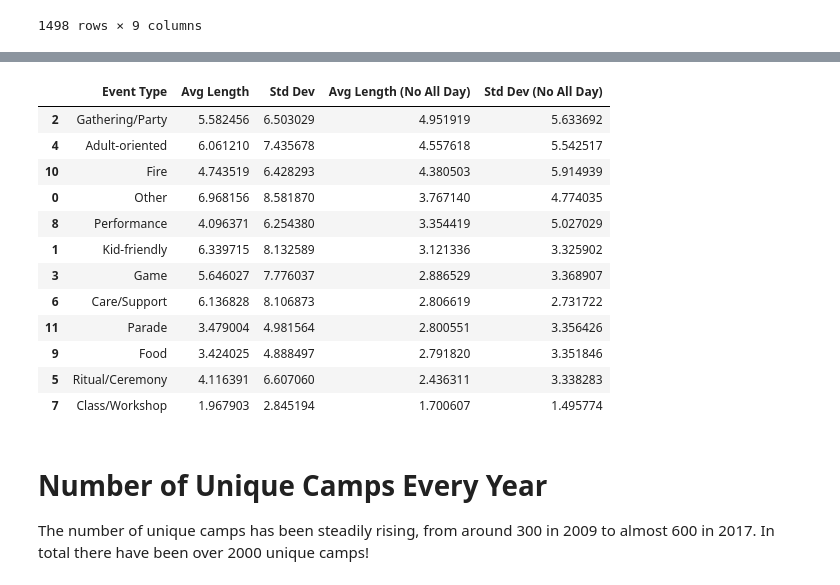
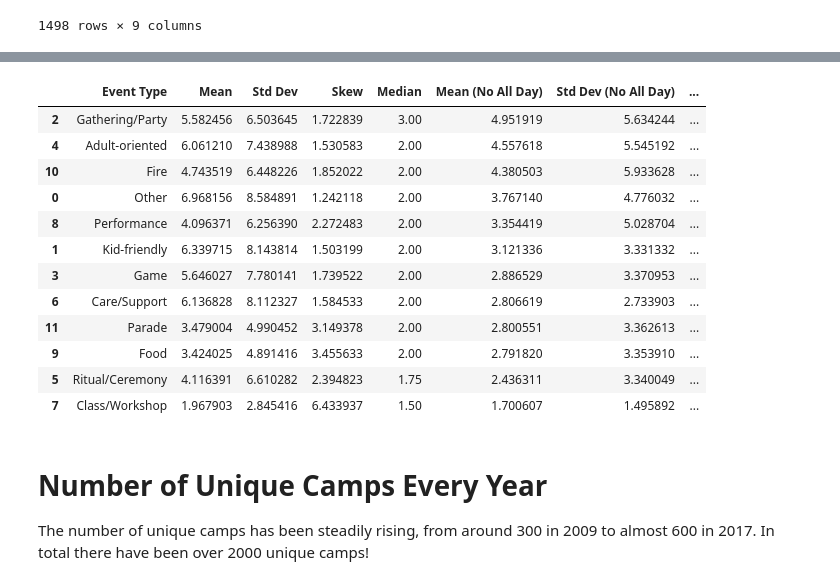
Before and after one commit to nikitabu/Playa_Events, a Jupyter notebook: Playa Events Analysis.ipynb, the cells around one changed output, grey strips where cells are left out. Drawn from its saved outputs; the diff is of its cells as text; code cells hidden in the pictures.

```diff
--- a/Playa Events Analysis.ipynb
+++ b/Playa Events Analysis.ipynb
@@ -687,29 +702,37 @@ It does look like there's a strong relationship between the type of event and it
 # %%
-df_events = pd.DataFrame(columns=['Event Type', 'Avg Length', 'Std Dev', 'Avg Length (No All Day)', 'Std Dev (No All Day)'])
+df_events = pd.DataFrame(columns=['Event Type', 'Mean', 'Std Dev', 'Skew', 'Median', 'Mean (No All Day)',
+                                  'Std Dev (No All Day)', 'Skew (No All Day)', 'Median (No All Day)'])
 
 for event_type in df['Type'].unique():
+    stats          = describe(abs(df[df['Type'] == event_type]['Event Length'].values))
+    stats_noAllDay = describe([time for time in abs(df[df['Type'] == event_type]['Event Length'].values) if time  < 23])
+
     df_events = df_events.append({'Event Type': event_type,
-                      'Avg Length': np.mean(abs(df[df['Type'] == event_type]['Event Length'].values)),
-                      'Std Dev': np.std(abs(df[df['Type'] == event_type]['Event Length'].values)),
-                      'Avg Length (No All Day)': np.mean([time for time in abs(df[df['Type'] == event_type]['Event Length'].values) if time  < 23]),
-                      'Std Dev (No All Day)': np.std([time for time in abs(df[df['Type'] == event_type]['Event Length'].values) if time  < 23])},
-                       ignore_index=True)
+                                  'Mean':                  stats.mean,
+                                  'Std Dev':               stats.variance**0.5,
+                                  'Skew':                  stats.skewness,
+                                  'Median':                np.median(abs(df[df['Type'] == event_type]['Event Length'].values)),
+                                  'Mean (No All Day)':     stats_noAllDay.mean,
+                                  'Std Dev (No All Day)':  stats_noAllDay.variance**0.5,
+                                  'Skew (No All Day)':     stats_noAllDay.skewness,
+                                  'Median (No All Day)':   np.median([time for time in abs(df[df['Type'] == event_type]['Event Length'].values) if time  < 23])},
+                                  ignore_index=True)
 
-df_events.sort_values('Avg Length (No All Day)', ascending=False)
+df_events.sort_values('Mean (No All Day)', ascending=False)
 # %% [output]
-|  | Event Type | Avg Length | Std Dev | Avg Length (No All Day) | Std Dev (No All Day) |
-| 2 | Gathering/Party | 5.582456 | 6.503029 | 4.951919 | 5.633692 |
-| 4 | Adult-oriented | 6.061210 | 7.435678 | 4.557618 | 5.542517 |
-| 10 | Fire | 4.743519 | 6.428293 | 4.380503 | 5.914939 |
-| 0 | Other | 6.968156 | 8.581870 | 3.767140 | 4.774035 |
-| 8 | Performance | 4.096371 | 6.254380 | 3.354419 | 5.027029 |
-| 1 | Kid-friendly | 6.339715 | 8.132589 | 3.121336 | 3.325902 |
-| 3 | Game | 5.646027 | 7.776037 | 2.886529 | 3.368907 |
-| 6 | Care/Support | 6.136828 | 8.106873 | 2.806619 | 2.731722 |
-| 11 | Parade | 3.479004 | 4.981564 | 2.800551 | 3.356426 |
-| 9 | Food | 3.424025 | 4.888497 | 2.791820 | 3.351846 |
-| 5 | Ritual/Ceremony | 4.116391 | 6.607060 | 2.436311 | 3.338283 |
-| 7 | Class/Workshop | 1.967903 | 2.845194 | 1.700607 | 1.495774 |
+|  | Event Type | Mean | Std Dev | Skew | Median | Mean (No All Day) | Std Dev (No All Day) | ... |
+| 2 | Gathering/Party | 5.582456 | 6.503645 | 1.722839 | 3.00 | 4.951919 | 5.634244 | ... |
+| 4 | Adult-oriented | 6.061210 | 7.438988 | 1.530583 | 2.00 | 4.557618 | 5.545192 | ... |
+| 10 | Fire | 4.743519 | 6.448226 | 1.852022 | 2.00 | 4.380503 | 5.933628 | ... |
+| 0 | Other | 6.968156 | 8.584891 | 1.242118 | 2.00 | 3.767140 | 4.776032 | ... |
+| 8 | Performance | 4.096371 | 6.256390 | 2.272483 | 2.00 | 3.354419 | 5.028704 | ... |
+| 1 | Kid-friendly | 6.339715 | 8.143814 | 1.503199 | 2.00 | 3.121336 | 3.331332 | ... |
+| 3 | Game | 5.646027 | 7.780141 | 1.739522 | 2.00 | 2.886529 | 3.370953 | ... |
+| 6 | Care/Support | 6.136828 | 8.112327 | 1.584533 | 2.00 | 2.806619 | 2.733903 | ... |
+| 11 | Parade | 3.479004 | 4.990452 | 3.149378 | 2.00 | 2.800551 | 3.362613 | ... |
+| 9 | Food | 3.424025 | 4.891416 | 3.455633 | 2.00 | 2.791820 | 3.353910 | ... |
+| 5 | Ritual/Ceremony | 4.116391 | 6.610282 | 2.394823 | 1.75 | 2.436311 | 3.340049 | ... |
+| 7 | Class/Workshop | 1.967903 | 2.845416 | 6.433937 | 1.50 | 1.700607 | 1.495892 | ... |
 # %% [markdown]
 <a id='uniquecamps'></a>
 # Number of Unique Camps Every Year
```
Also changed, not shown: parts of 14 cells of this notebook.
